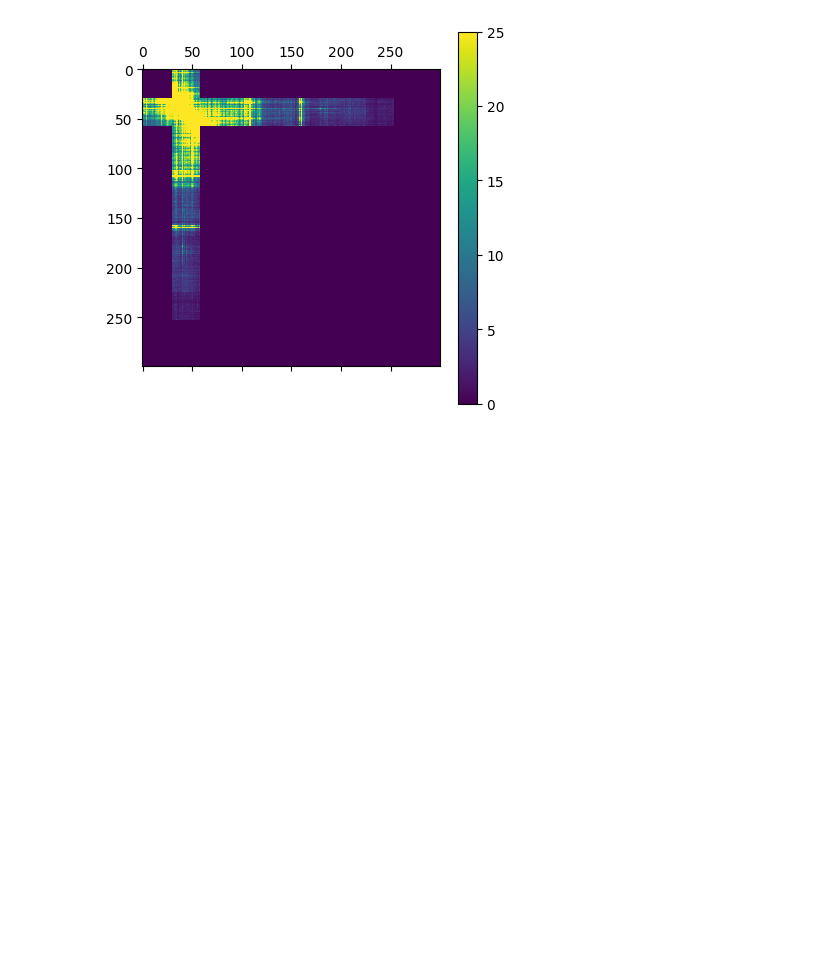
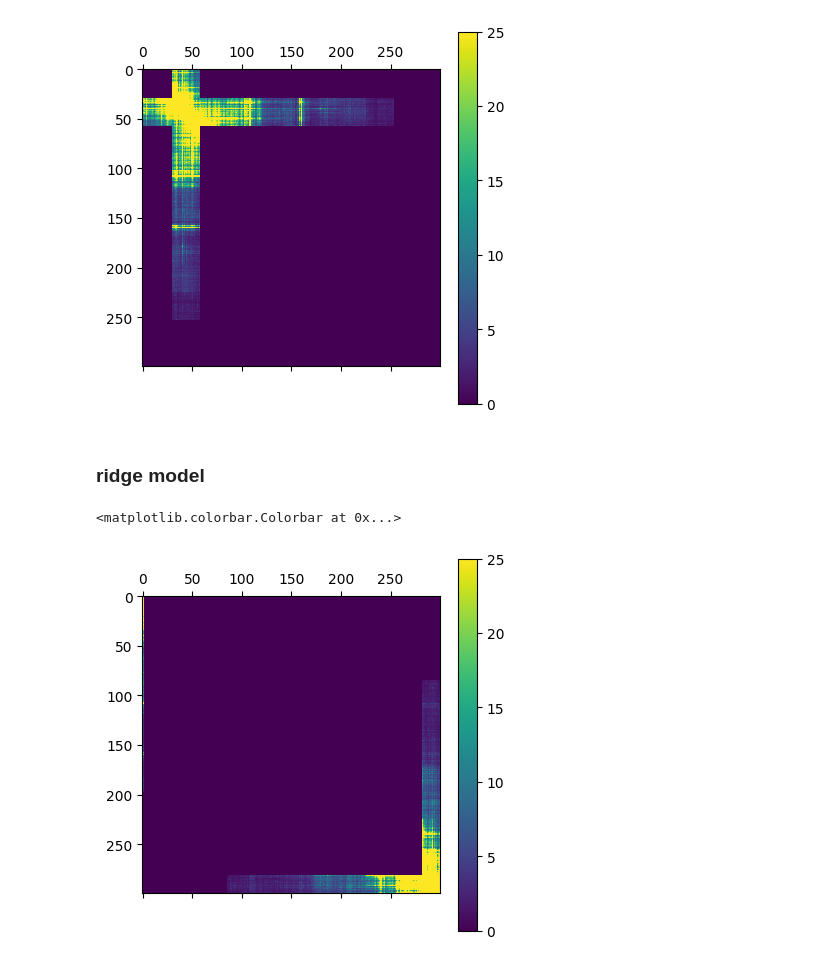
Before and after one commit to amulyagarimella/fast-sequencing-AI-imputation, a Jupyter notebook: notebooks/run_hicnn2.ipynb, the cells around one changed output. Saved outputs shown, nothing was run; the diff lists cells and outputs as text; code cells hidden in the pictures; blank space fills up the shorter version.

```diff
--- a/notebooks/run_hicnn2.ipynb
+++ b/notebooks/run_hicnn2.ipynb
@@ -89,9 +79,16 @@ prediction_roi = np.load("/Users/amulyagarimella/Documents/2241finalproject/outp
 # %%
-start = 3000
-size = 300
-end = start + size
-plt.matshow(prediction_roi[start:end, start:end], vmax=25)
+plt.matshow(prediction_roi_random[start:end, start:end], vmax=25)
 plt.colorbar()
 # %% [output]
 <matplotlib.colorbar.Colorbar at 0x...>
 [figure]
+# %% [markdown]
+### ridge model
+# %%
+prediction_roi_ridge = np.load("/Users/amulyagarimella/Documents/2241finalproject/outputs/imputed/HiCNN2/roi/2025-05-05_18-48-57/21_predicted_hic.npy")
+# %%
+plt.matshow(prediction_roi_ridge[start:end, start:end], vmax=25)
+plt.colorbar()
+# %% [output]
+<matplotlib.colorbar.Colorbar at 0x...>
+[figure, added]
```
Also changed, not shown: parts of 7 cells of this notebook, 4 other files.
